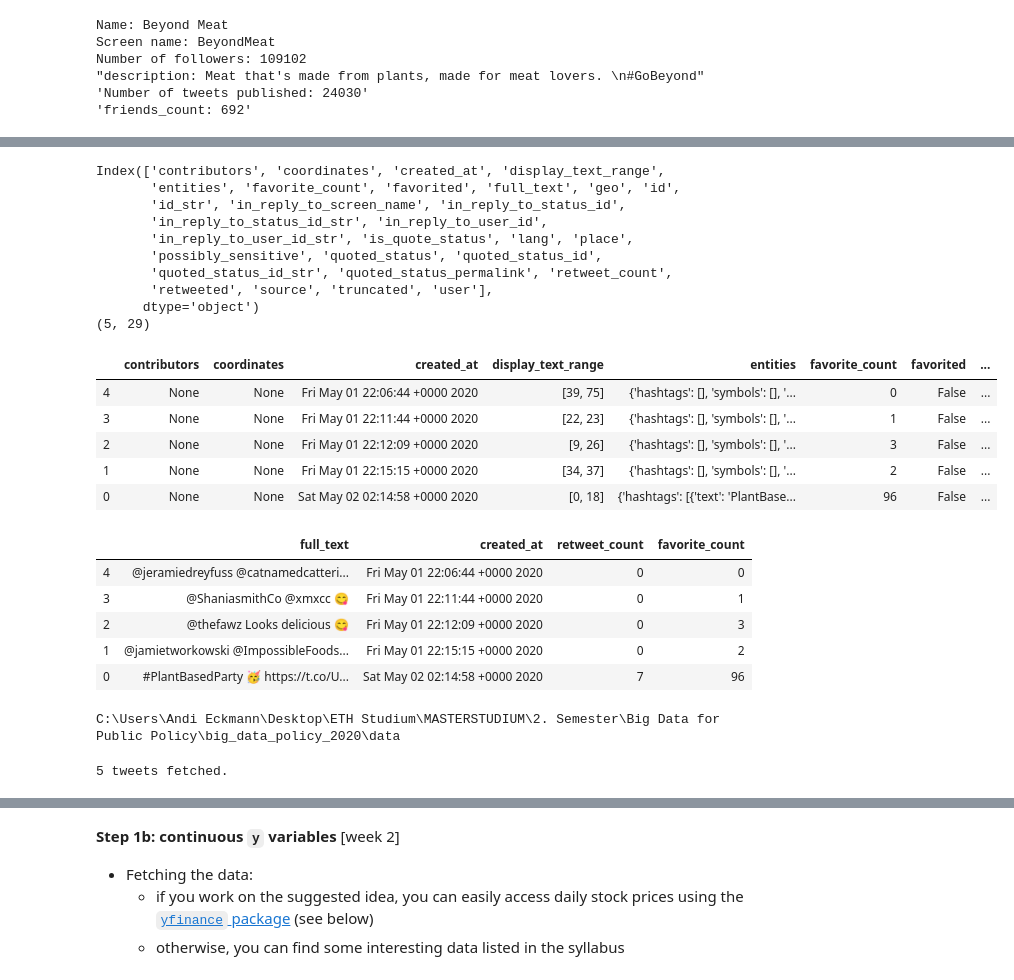
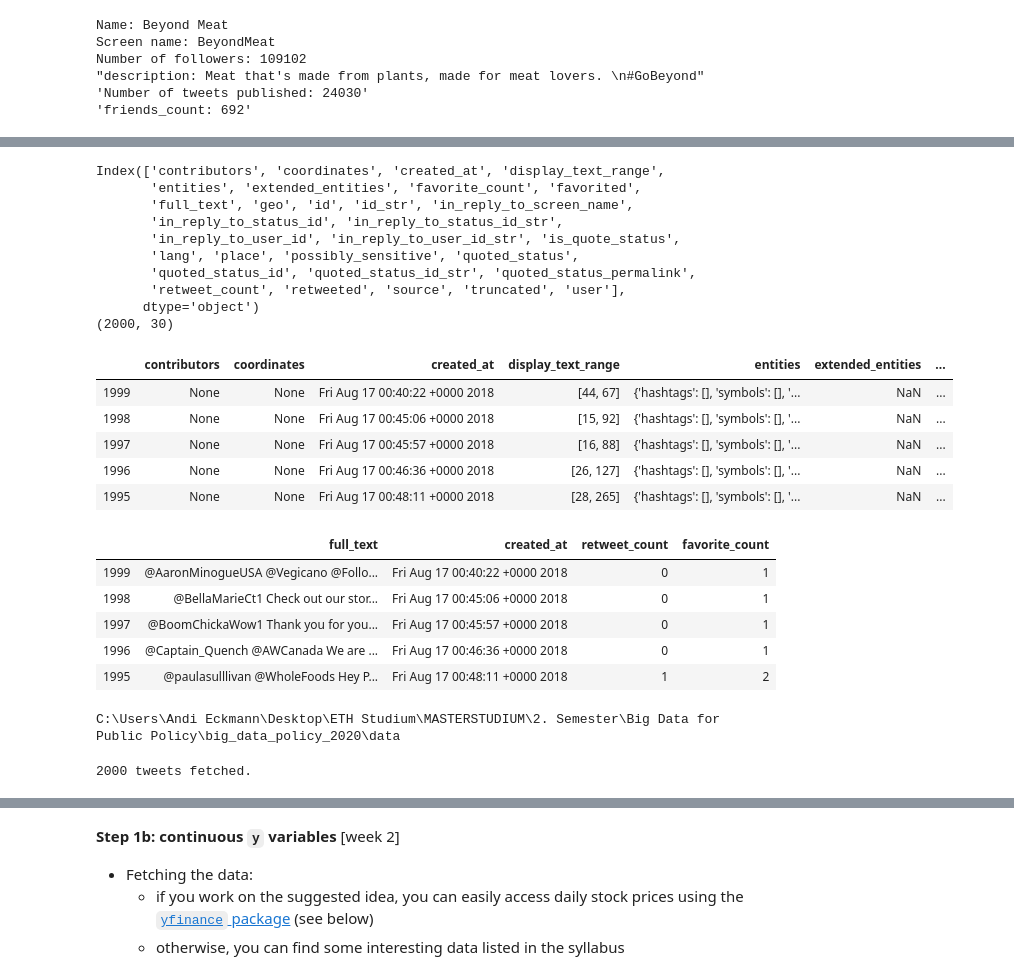
Before and after one commit to eckmanna/big_data_policy_2020, a Jupyter notebook: homeworks/hw1_eckmann.ipynb, the cells around one changed output, grey strips where cells are left out. Saved outputs shown, nothing was run; the diff lists cells and outputs as text; code cells hidden in the pictures.

```diff
--- a/homeworks/hw1_eckmann.ipynb
+++ b/homeworks/hw1_eckmann.ipynb
@@ -148,7 +148,3 @@ def fetch_tweets(account, n_tweets):
         time.sleep(15 * 60) # wait 15 mins
 
     return df_out
-# %%
-# Calling the function
-df_tweets = fetch_tweets(target,5)
-print(df_tweets.columns)
@@ -162,37 +168,40 @@ Int64Index([4, 3, 2, 1, 0], dtype='int64')
 # %%
+"""
 # Transpose the data set
 df_tweets=df_tweets.transpose() # Transpose the dataset
 print(df_tweets.columns)
 print(df_tweets.shape)
 df_tweets.head()
+"""
 # %% [output]
 Index(['contributors', 'coordinates', 'created_at', 'display_text_range',
-       'entities', 'favorite_count', 'favorited', 'full_text', 'geo', 'id',
-       'id_str', 'in_reply_to_screen_name', 'in_reply_to_status_id',
-       'in_reply_to_status_id_str', 'in_reply_to_user_id',
-       'in_reply_to_user_id_str', 'is_quote_status', 'lang', 'place',
-       'possibly_sensitive', 'quoted_status', 'quoted_status_id',
-       'quoted_status_id_str', 'quoted_status_permalink', 'retweet_count',
-       'retweeted', 'source', 'truncated', 'user'],
+       'entities', 'extended_entities', 'favorite_count', 'favorited',
+       'full_text', 'geo', 'id', 'id_str', 'in_reply_to_screen_name',
+       'in_reply_to_status_id', 'in_reply_to_status_id_str',
+       'in_reply_to_user_id', 'in_reply_to_user_id_str', 'is_quote_status',
+       'lang', 'place', 'possibly_sensitive', 'quoted_status',
+       'quoted_status_id', 'quoted_status_id_str', 'quoted_status_permalink',
+       'retweet_count', 'retweeted', 'source', 'truncated', 'user'],
       dtype='object')
-(5, 29)
+(2000, 30)
-|  | contributors | coordinates | created_at | display_text_range | entities | favorite_count | favorited | ... |
-| 4 | None | None | Fri May 01 22:06:44 +0000 2020 | [39, 75] | {'hashtags': [], 'symbols': [], '... | 0 | False | ... |
-| 3 | None | None | Fri May 01 22:11:44 +0000 2020 | [22, 23] | {'hashtags': [], 'symbols': [], '... | 1 | False | ... |
-| 2 | None | None | Fri May 01 22:12:09 +0000 2020 | [9, 26] | {'hashtags': [], 'symbols': [], '... | 3 | False | ... |
-| 1 | None | None | Fri May 01 22:15:15 +0000 2020 | [34, 37] | {'hashtags': [], 'symbols': [], '... | 2 | False | ... |
-| 0 | None | None | Sat May 02 02:14:58 +0000 2020 | [0, 18] | {'hashtags': [{'text': 'PlantBase... | 96 | False | ... |
+|  | contributors | coordinates | created_at | display_text_range | entities | extended_entities | ... |
+| 1999 | None | None | Fri Aug 17 00:40:22 +0000 2018 | [44, 67] | {'hashtags': [], 'symbols': [], '... | NaN | ... |
+| 1998 | None | None | Fri Aug 17 00:45:06 +0000 2018 | [15, 92] | {'hashtags': [], 'symbols': [], '... | NaN | ... |
+| 1997 | None | None | Fri Aug 17 00:45:57 +0000 2018 | [16, 88] | {'hashtags': [], 'symbols': [], '... | NaN | ... |
+| 1996 | None | None | Fri Aug 17 00:46:36 +0000 2018 | [26, 127] | {'hashtags': [], 'symbols': [], '... | NaN | ... |
+| 1995 | None | None | Fri Aug 17 00:48:11 +0000 2018 | [28, 265] | {'hashtags': [], 'symbols': [], '... | NaN | ... |
 # %%
-# Merge tweet and party affiliation on `twitter handle`
-df_tweets_small=df_tweets[['full_text', 'created_at', 'retweet_count', 'favorite_count']] # 'user'
-df_tweets_small.head()
+# Reduce data set and storing the data in a csv file (uncomment to run)
+
+#df_tweets_small=df_tweets[['full_text', 'created_at', 'retweet_count', 'favorite_count']] # 'user'
+#df_tweets_small.head()
 # %% [output]
 |  | full_text | created_at | retweet_count | favorite_count |
-| 4 | @jeramiedreyfuss @catnamedcatteri... | Fri May 01 22:06:44 +0000 2020 | 0 | 0 |
-| 3 | @ShaniasmithCo @xmxcc 😋 | Fri May 01 22:11:44 +0000 2020 | 0 | 1 |
-| 2 | @thefawz Looks delicious 😋 | Fri May 01 22:12:09 +0000 2020 | 0 | 3 |
-| 1 | @jamietworkowski @ImpossibleFoods... | Fri May 01 22:15:15 +0000 2020 | 0 | 2 |
-| 0 | #PlantBasedParty 🥳 https://t.co/U... | Sat May 02 02:14:58 +0000 2020 | 7 | 96 |
+| 1999 | @AaronMinogueUSA @Vegicano @Follo... | Fri Aug 17 00:40:22 +0000 2018 | 0 | 1 |
+| 1998 | @BellaMarieCt1 Check out our stor... | Fri Aug 17 00:45:06 +0000 2018 | 0 | 1 |
+| 1997 | @BoomChickaWow1 Thank you for you... | Fri Aug 17 00:45:57 +0000 2018 | 0 | 1 |
+| 1996 | @Captain_Quench @AWCanada We are ... | Fri Aug 17 00:46:36 +0000 2018 | 0 | 1 |
+| 1995 | @paulasulllivan @WholeFoods Hey P... | Fri Aug 17 00:48:11 +0000 2018 | 1 | 2 |
 # %%
 parent_path=os.path.dirname(os.getcwd()) # os.getcwd() fetchs the current path,
 data_path=os.path.join(parent_path, 'data')
@@ -200,8 +209,8 @@ print(data_path)
 # %% [output]
 C:\Users\Andi Eckmann\Desktop\ETH Studium\MASTERSTUDIUM\2. Semester\Big Data for Public Policy\big_data_policy_2020\data
 # %%
-# Saving fetched tweets as CSV file
-df_tweets_small.to_csv(data_path+'/Beyond_Meat_tweets_{}.csv'.format(np.datetime64('today','D')), sep= ';')
-print("{} tweets fetched.\n".format(df_tweets.shape[0]))
+# Saving fetched tweets as CSV file (uncomment to run)
+#df_tweets_small.to_csv(data_path+'/Beyond_Meat_tweets_{}.csv'.format(np.datetime64('today','D')), sep= ';')
+#print("{} tweets fetched.\n".format(df_tweets.shape[0]))
 # %% [output]
-5 tweets fetched.
+2000 tweets fetched.
```
Also changed, not shown: parts of 22 cells of this notebook, 3 other files.
